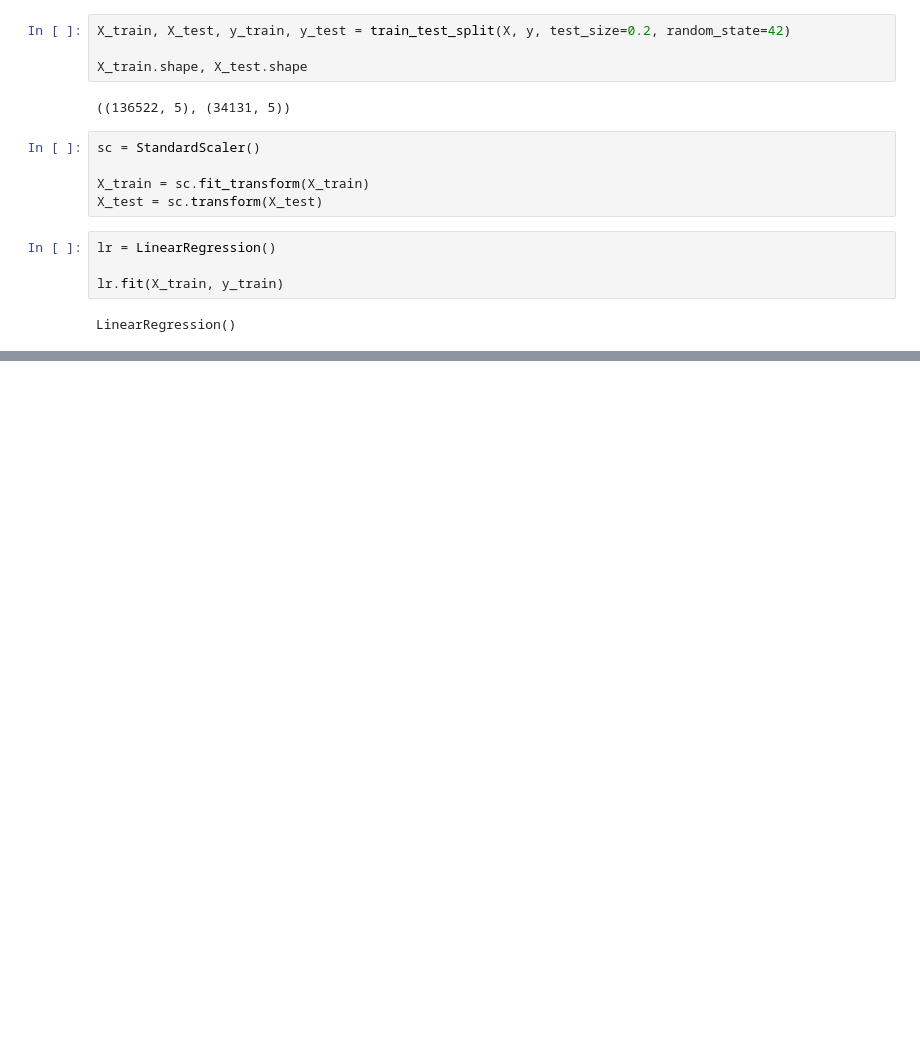
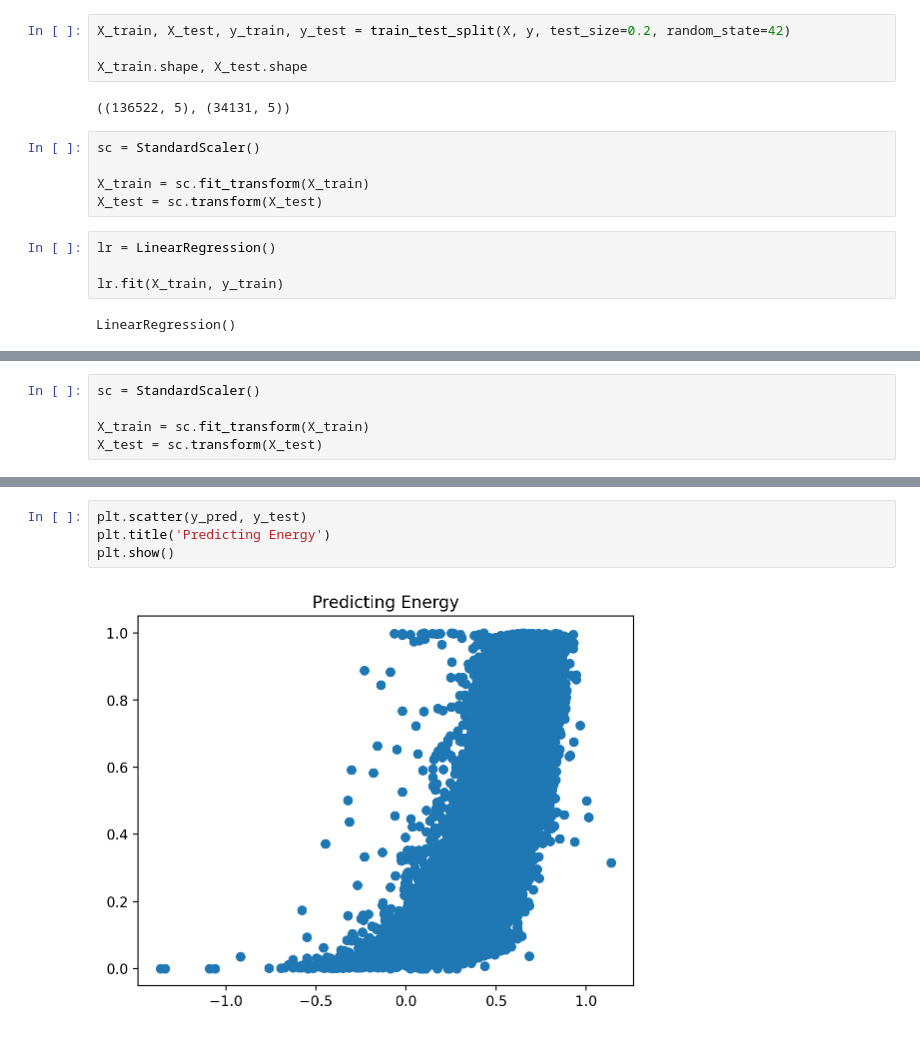
Before and after one commit to brianellis1997/Music_Generation, a Jupyter notebook: Popularity_Model.ipynb, the cells around one changed output, grey strips where cells are left out. Drawn from its saved outputs; the diff is of its cells as text; blank space fills up the shorter version.

```diff
--- a/Popularity_Model.ipynb
+++ b/Popularity_Model.ipynb
@@ -333,0 +350,5 @@ plt.scatter(y_pred, y_test)
+# %%
+sc = StandardScaler()
+
+X_train = sc.fit_transform(X_train)
+X_test = sc.transform(X_test)
@@ -333,0 +372,6 @@ plt.scatter(y_pred, y_test)
+# %%
+plt.scatter(y_pred, y_test)
+plt.title('Predicting Energy')
+plt.show()
+# %% [output]
+[figure, added]
```
Also changed, not shown: parts of 13 cells of this notebook.
